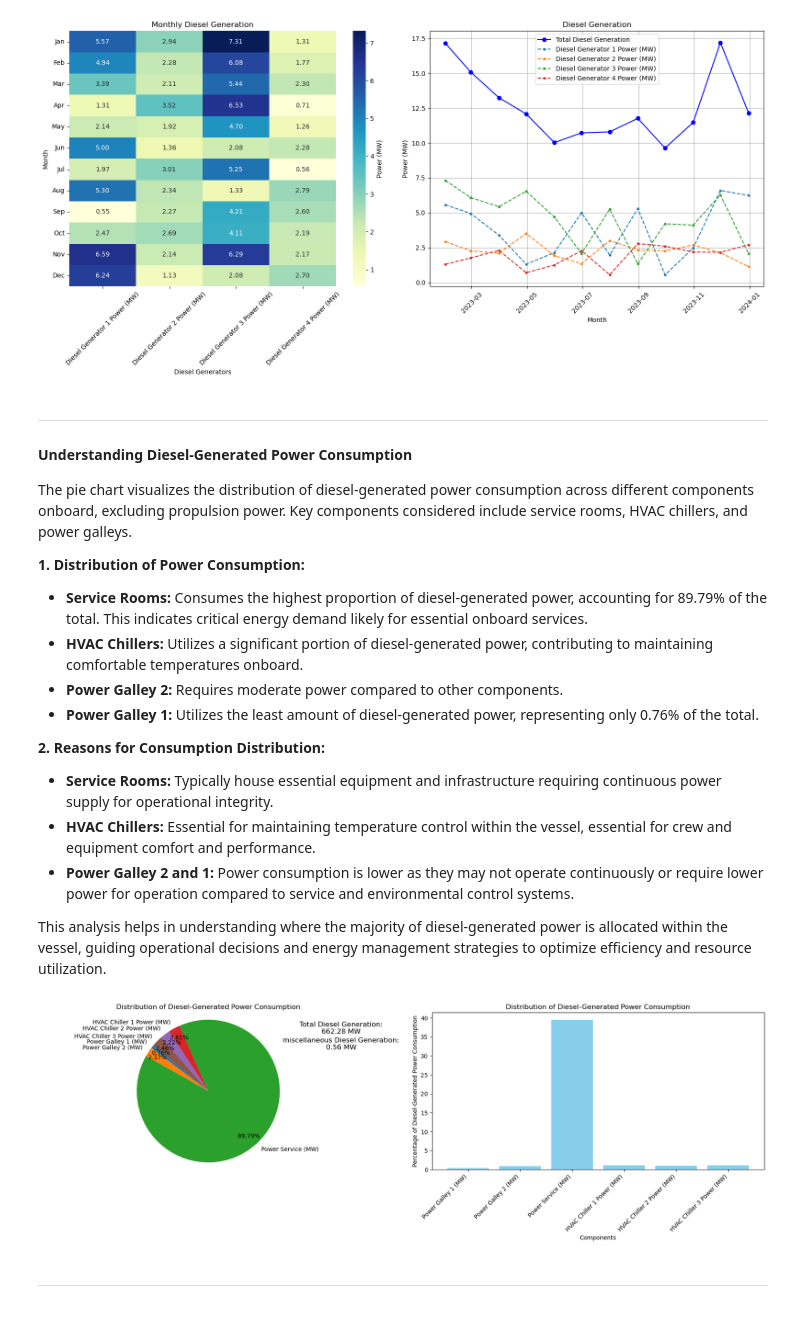
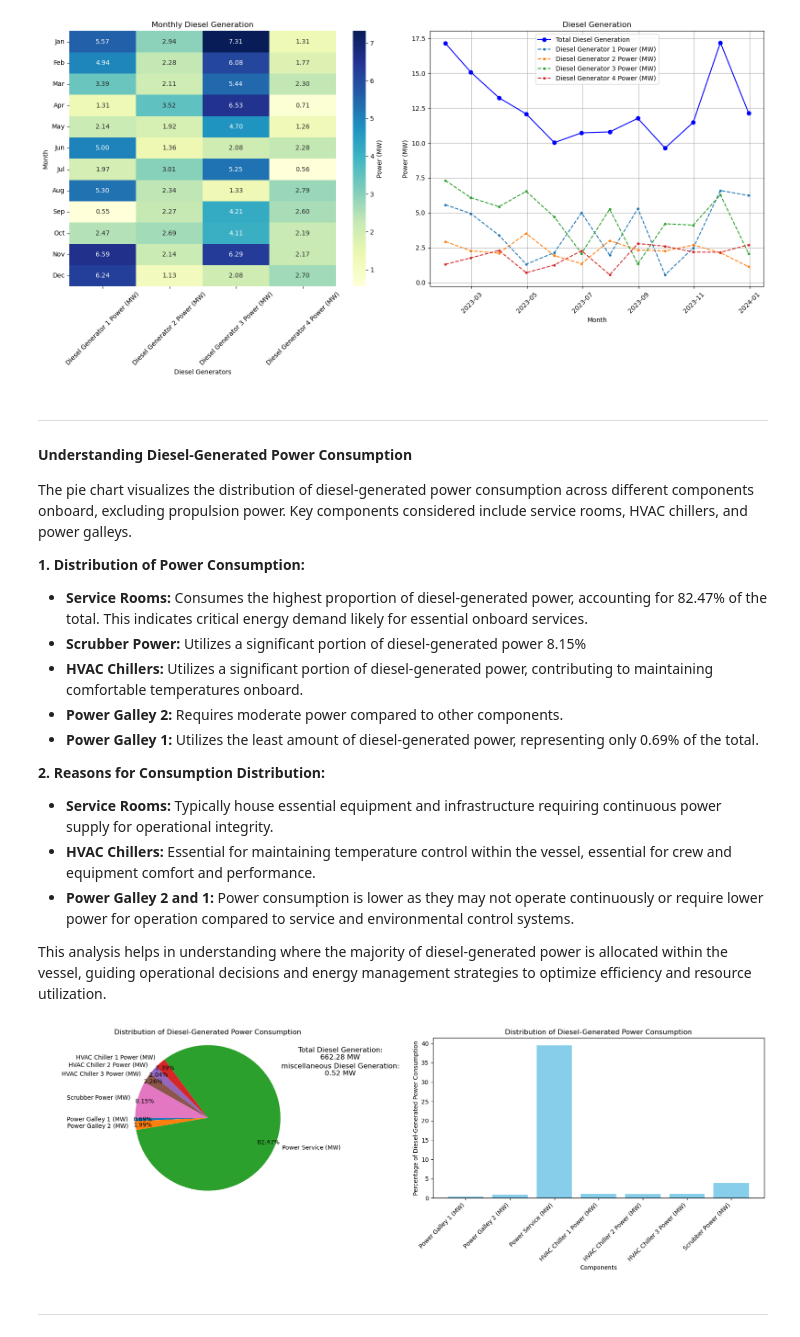
Before and after one commit to jeevasam30/Cruise_ship_analysis, a Jupyter notebook: Scripts/vessel1_analysis.ipynb, the cells around one changed output. Saved outputs shown, nothing was run; the diff lists cells and outputs as text; code cells hidden in the pictures.

```diff
--- a/Scripts/vessel1_analysis.ipynb
+++ b/Scripts/vessel1_analysis.ipynb
@@ -192,10 +192,11 @@ plt.show()
 The pie chart visualizes the distribution of diesel-generated power consumption across different components onboard, excluding propulsion power. Key components considered include service rooms, HVAC chillers, and power galleys.
 
 **1. Distribution of Power Consumption:**
-   - **Service Rooms:** Consumes the highest proportion of diesel-generated power, accounting for 89.79% of the total. This indicates critical energy demand likely for essential onboard services.
+   - **Service Rooms:** Consumes the highest proportion of diesel-generated power, accounting for 82.47% of the total. This indicates critical energy demand likely for essential onboard services.
+   - **Scrubber Power:** Utilizes a significant portion of diesel-generated power 8.15%
    - **HVAC Chillers:** Utilizes a significant portion of diesel-generated power, contributing to maintaining comfortable temperatures onboard.
    - **Power Galley 2:** Requires moderate power compared to other components.
-   - **Power Galley 1:** Utilizes the least amount of diesel-generated power, representing only 0.76% of the total.
+   - **Power Galley 1:** Utilizes the least amount of diesel-generated power, representing only 0.69% of the total.
 
 **2. Reasons for Consumption Distribution:**
    - **Service Rooms:** Typically house essential equipment and infrastructure requiring continuous power supply for operational integrity.
@@ -208,7 +209,7 @@ This analysis helps in understanding where the majority of diesel-generated powe
 power_columns = [
     'Power Galley 1 (MW)', 'Power Galley 2 (MW)',
     'Power Service (MW)',
-    'HVAC Chiller 1 Power (MW)', 'HVAC Chiller 2 Power (MW)', 'HVAC Chiller 3 Power (MW)',
+    'HVAC Chiller 1 Power (MW)', 'HVAC Chiller 2 Power (MW)', 'HVAC Chiller 3 Power (MW)','Scrubber Power (MW)',
     'Diesel Generator 1 Power (MW)', 'Diesel Generator 2 Power (MW)',
     'Diesel Generator 3 Power (MW)', 'Diesel Generator 4 Power (MW)'
 ]
@@ -226,42 +227,42 @@ total_diesel_power = df_power_consumption[
 consumption_columns = [
     'Power Galley 1 (MW)', 'Power Galley 2 (MW)',
     'Power Service (MW)',
-    'HVAC Chiller 1 Power (MW)', 'HVAC Chiller 2 Power (MW)', 'HVAC Chiller 3 Power (MW)'
+    'HVAC Chiller 1 Power (MW)', 'HVAC Chiller 2 Power (MW)', 'HVAC Chiller 3 Power (MW)','Scrubber Power (MW)'
 ]
 
 # Calculate percentages of diesel-generated power consumption
 diesel_power_consumption = df_power_consumption[consumption_columns] / total_diesel_power
 
 # Calculate miscellaneous power (unused diesel generation)
 miscellaneous_power = 1 - diesel_power_consumption.sum()
 
 # Set up the figure and axes for subplots
 fig, (ax1, ax2) = plt.subplots(1, 2, figsize=(18, 6))
 # Add total diesel generation annotation
 total_annotation = f'Total Diesel Generation:\n{total_diesel_power:.2f} MW'
 # Add miscellaneous power annotation
 miscellaneous_annotation = f'miscellaneous Diesel Generation:\n{miscellaneous_power:.2f} MW'
 
 # Plotting the pie chart
 wedges, texts, autotexts = ax1.pie(diesel_power_consumption, labels=diesel_power_consumption.index,
-                                   autopct='%1.2f%%', startangle=140, pctdistance=0.85)
+                                   autopct='%1.2f%%', startangle=180, pctdistance=0.90)
 ax1.annotate(total_annotation, xy=(0.9, 0.9), xycoords='axes fraction', ha='center', va='center', fontsize=12)
 ax1.annotate(miscellaneous_annotation, xy=(0.90, 0.80), xycoords='axes fraction', ha='center', va='center', fontsize=12)
 ax1.set_title('Distribution of Diesel-Generated Power Consumption')
 ax1.axis('equal')  # Equal aspect ratio ensures that pie is drawn as a circle.
 
 # Plotting the bar chart
 ax2.bar(diesel_power_consumption.index, diesel_power_consumption.values * 100, color='skyblue')
 ax2.set_xlabel('Components')
 ax2.set_ylabel('Percentage of Diesel-Generated Power Consumption')
 ax2.set_title('Distribution of Diesel-Generated Power Consumption')
 ax2.set_xticklabels(ax2.get_xticklabels(), rotation=45, ha='right', fontsize=10)  # Rotate and adjust font size
 
 # Adjust layout and display
 plt.tight_layout()
 plt.show()
 # %% [output]
-[figure, old version]
+[figure, new version]
 # %% [markdown]
 ---
 # %% [markdown]
```
Also changed, not shown: 1 other file.
